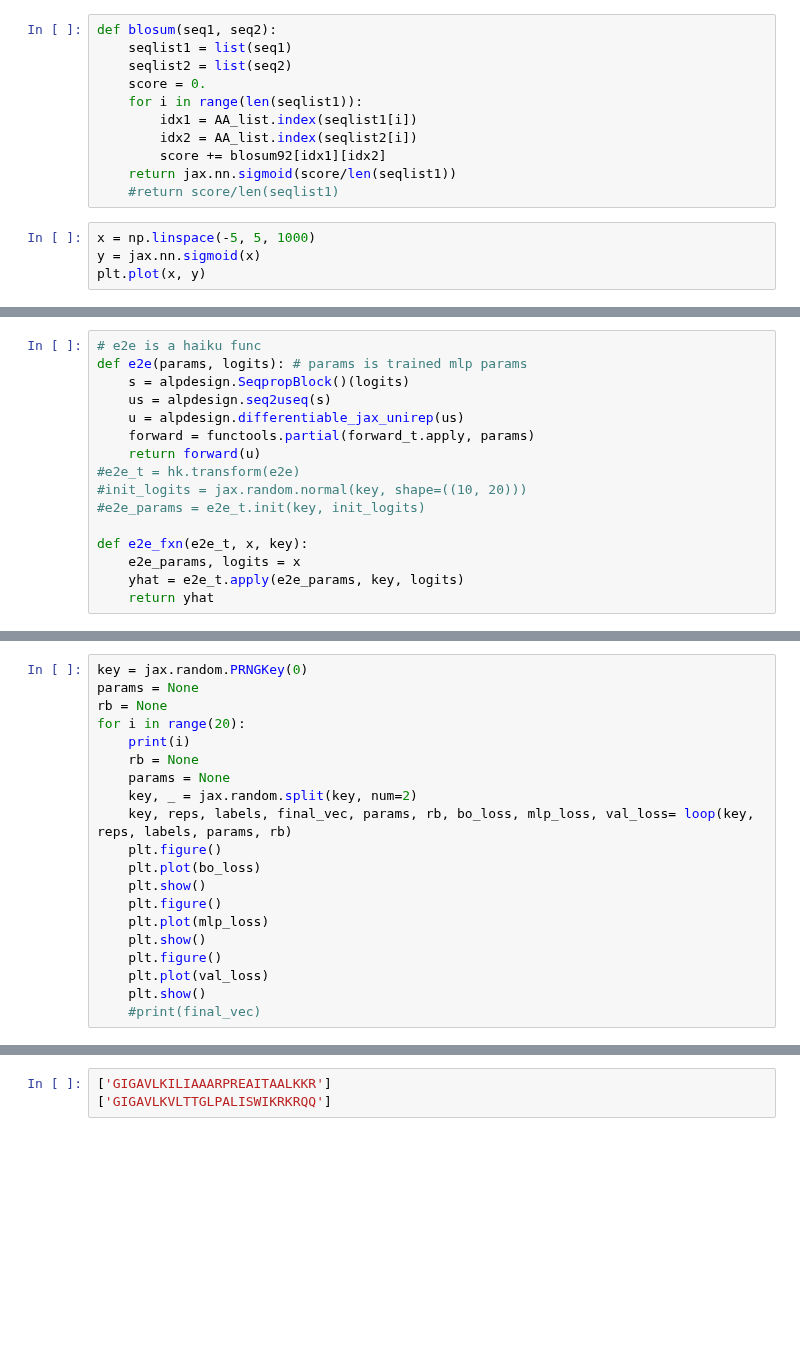
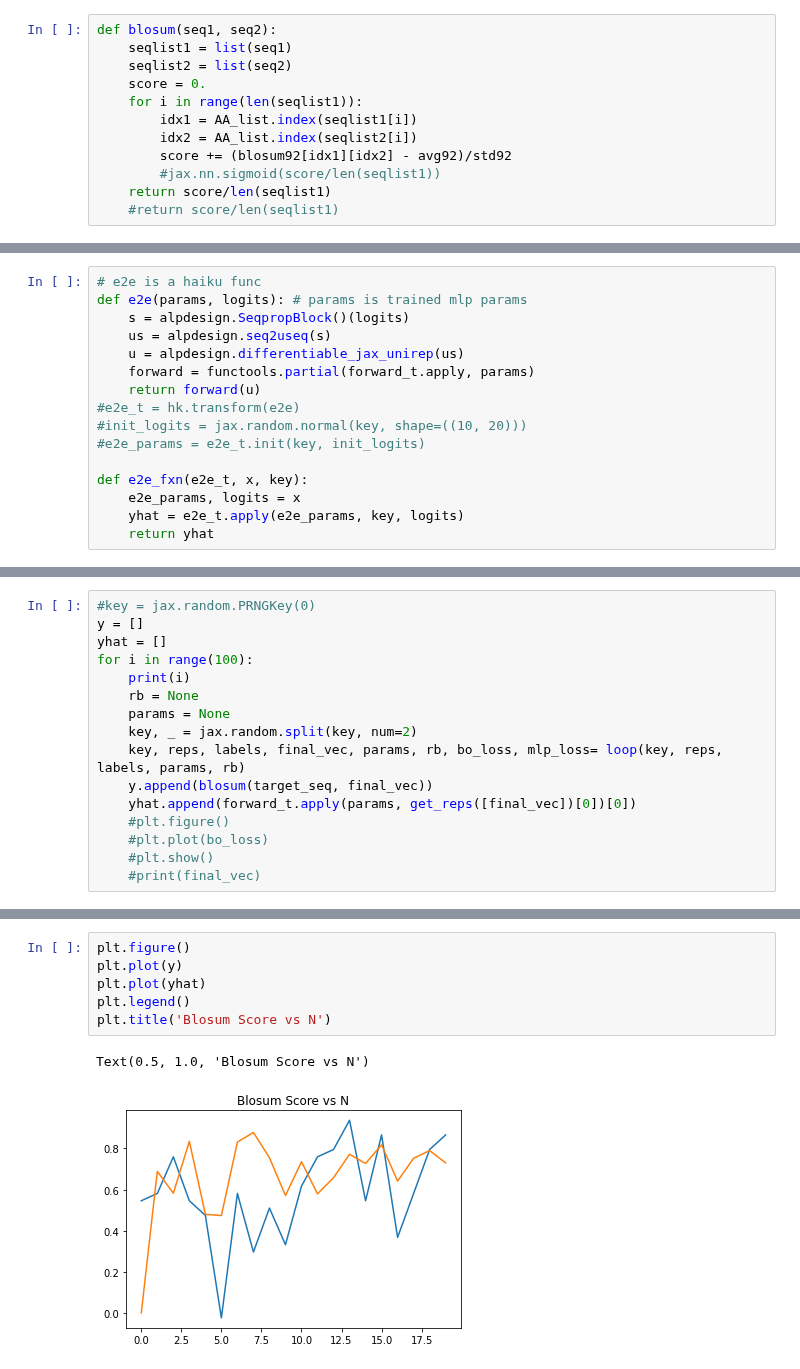
Before and after one commit to ur-whitelab/wazy, a Jupyter notebook: paper/e2e.ipynb, the cells around one changed output, grey strips where cells are left out. Cells and saved outputs as stored; diff of their text form; blank space fills up the shorter version.

Commit message:
add label normalization

```diff
--- a/paper/e2e.ipynb
+++ b/paper/e2e.ipynb
@@ -41,10 +54,7 @@ def blosum(seq1, seq2):
     for i in range(len(seqlist1)):
         idx1 = AA_list.index(seqlist1[i])
         idx2 = AA_list.index(seqlist2[i])
-        score += blosum92[idx1][idx2]
-    return jax.nn.sigmoid(score/len(seqlist1))
+        score += (blosum92[idx1][idx2] - avg92)/std92
+        #jax.nn.sigmoid(score/len(seqlist1))
+    return score/len(seqlist1)
     #return score/len(seqlist1)
-# %%
-x = np.linspace(-5, 5, 1000)
-y = jax.nn.sigmoid(x)
-plt.plot(x, y)
@@ -227,22 +215,18 @@ def loop(key, reps, labels, params, rb=None):
 # %%
-key = jax.random.PRNGKey(0)
-params = None
-rb = None
-for i in range(20):
+#key = jax.random.PRNGKey(0)
+y = []
+yhat = []
+for i in range(100):
     print(i)
     rb = None
     params = None
     key, _ = jax.random.split(key, num=2)
-    key, reps, labels, final_vec, params, rb, bo_loss, mlp_loss, val_loss= loop(key, reps, labels, params, rb)
-    plt.figure()
-    plt.plot(bo_loss)
-    plt.show()
-    plt.figure()
-    plt.plot(mlp_loss)
-    plt.show()
-    plt.figure()
-    plt.plot(val_loss)
-    plt.show()
+    key, reps, labels, final_vec, params, rb, bo_loss, mlp_loss= loop(key, reps, labels, params, rb)
+    y.append(blosum(target_seq, final_vec))
+    yhat.append(forward_t.apply(params, get_reps([final_vec])[0])[0])
+    #plt.figure()
+    #plt.plot(bo_loss)
+    #plt.show()
     #print(final_vec)
 # %% [output]
 0
@@ -270,3 +240,9 @@ start BO
-# %%
-['GIGAVLKILIAAARPREAITAALKKR']
-['GIGAVLKVLTTGLPALISWIKRKRQQ']
+# %%
+plt.figure()
+plt.plot(y)
+plt.plot(yhat)
+plt.legend()
+plt.title('Blosum Score vs N')
+# %% [output]
+Text(0.5, 1.0, 'Blosum Score vs N')
+[figure, added]
```
Also changed, not shown: parts of 10 cells of this notebook, 2 other files.
